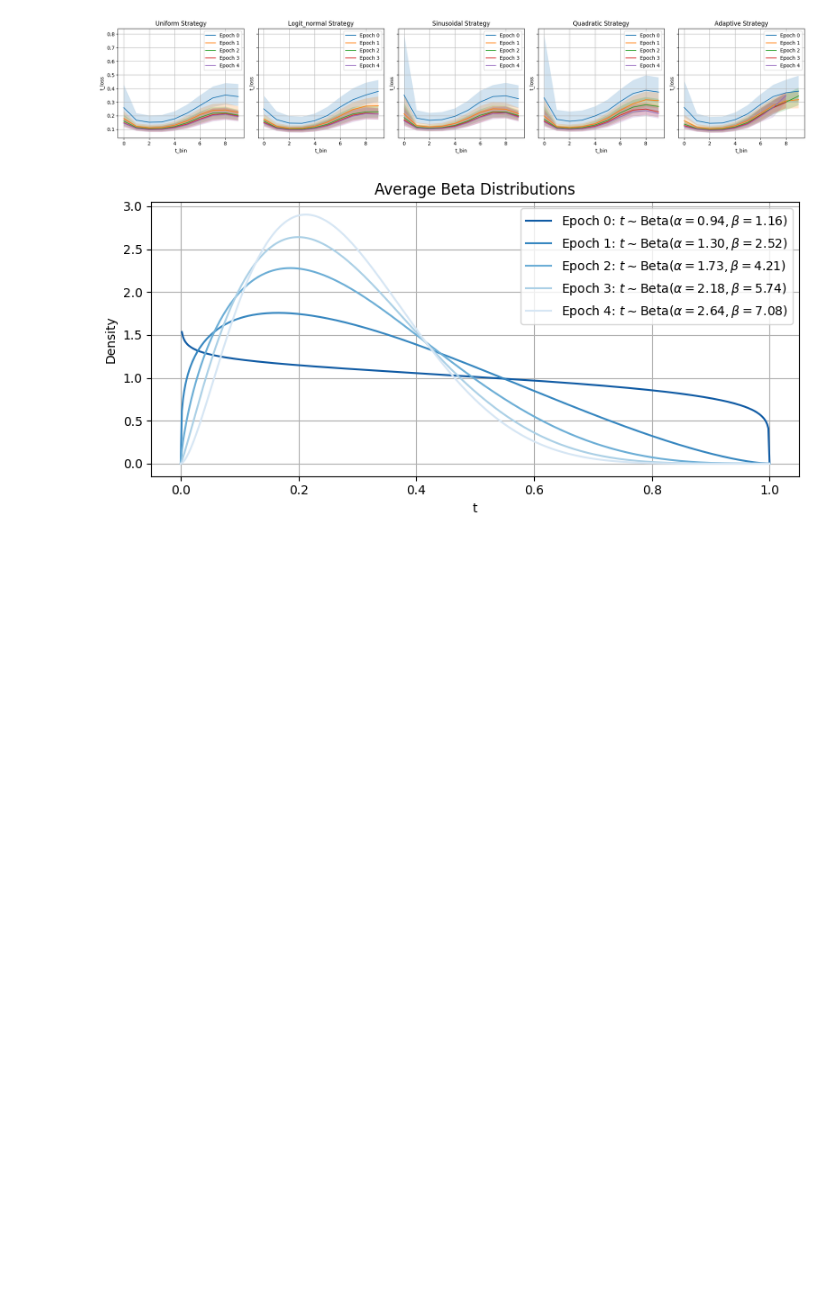
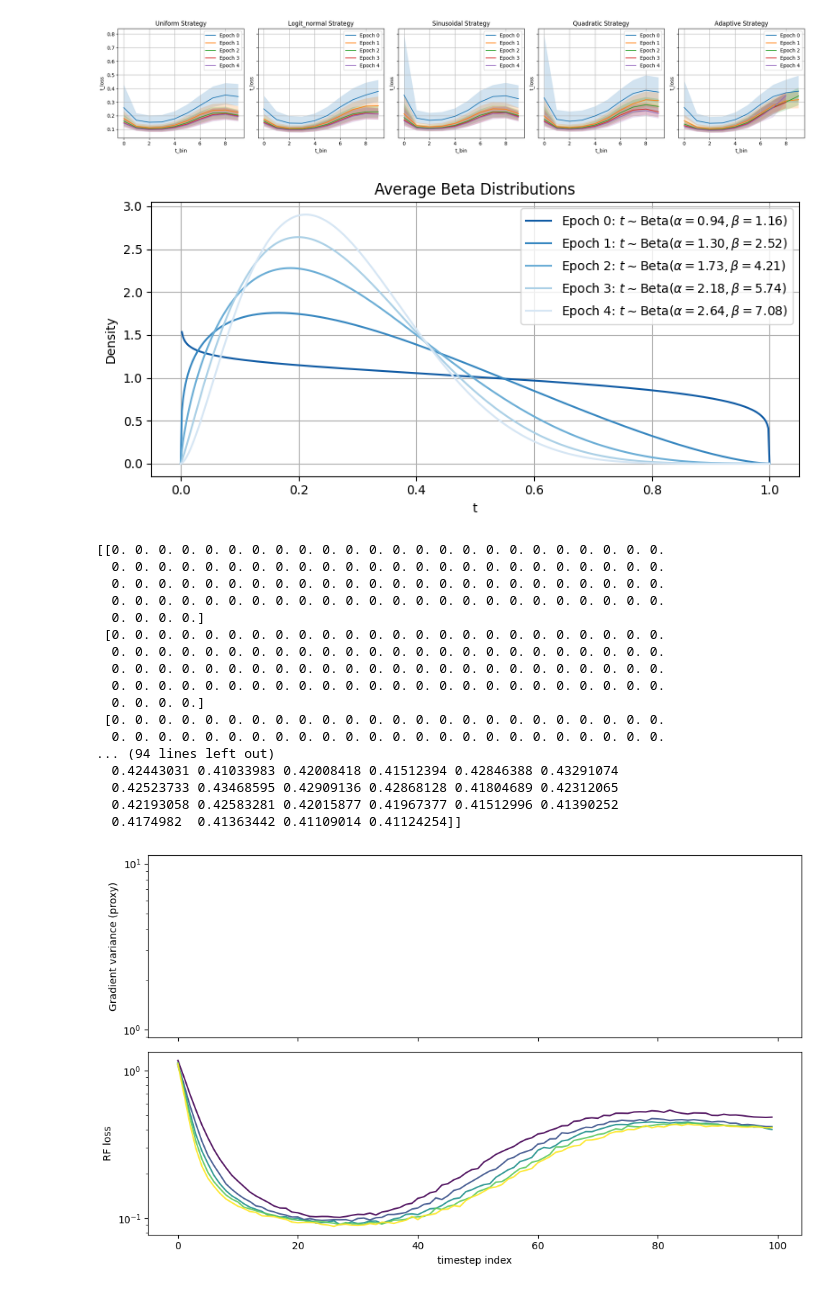
Before and after one commit to adrian-io/flow-matching-t-sampling, a Jupyter notebook: viz.ipynb, the cells around one changed output. Cells and saved outputs as stored; diff of their text form; code cells hidden in the pictures; blank space fills up the shorter version.

```diff
--- a/viz.ipynb
+++ b/viz.ipynb
@@ -121,3 +121,67 @@ plot_avg_beta_distributions_joint('adaptive_sample_log.csv')
 [figure]
 [figure]
 [figure]
+# %%
+import numpy as np
+import matplotlib.pyplot as plt
+import glob, os
+
+def plot_figure2_np(np_dir, out="fig2_rf.png"):
+    # find files grad_var_epoch_*.npy and loss_mean_epoch_*.npy
+    gv_files = sorted(glob.glob(os.path.join(np_dir, "grad_var_epoch_*.npy")))
+    lm_files = sorted(glob.glob(os.path.join(np_dir, "loss_mean_epoch_*.npy")))
+
+    n = len(gv_files)
+    if n == 0:
+        print("No files found.")
+        return
+
+    # stack
+    grads = [np.load(f) for f in gv_files]
+    loss = [np.load(f) for f in lm_files]
+    grads = np.stack(grads)  # (epochs, T)
+    loss = np.stack(loss)
+
+    # Add small constant to grads to prevent log scale issues
+
+    print(grads)
+    print(loss)
+
+    T = grads.shape[1]
+    t_idx = np.arange(T)
+    cmap = plt.get_cmap("viridis")
+    colors = [cmap(i / max(1, n-1)) for i in range(n)]
+
+    fig, axes = plt.subplots(2, 1, figsize=(10, 6), sharex=True)
+    for e in range(n):
+        axes[0].plot(t_idx, grads[e], color=colors[e], alpha=0.9)
+        axes[1].plot(t_idx, loss[e], color=colors[e], alpha=0.9)
+    axes[0].set_yscale('log')
+    axes[1].set_yscale('log')
+    axes[0].set_ylabel("Gradient variance (proxy)")
+    axes[1].set_ylabel("RF loss")
+    axes[1].set_xlabel("timestep index")
+    plt.tight_layout()
+    plt.savefig(out, dpi=200)
+    plt.show()
+# %%
+plot_figure2_np(np_dir="contents")
+# %% [output]
+[[0. 0. 0. 0. 0. 0. 0. 0. 0. 0. 0. 0. 0. 0. 0. 0. 0. 0. 0. 0. 0. 0. 0. 0.
+  0. 0. 0. 0. 0. 0. 0. 0. 0. 0. 0. 0. 0. 0. 0. 0. 0. 0. 0. 0. 0. 0. 0. 0.
+  0. 0. 0. 0. 0. 0. 0. 0. 0. 0. 0. 0. 0. 0. 0. 0. 0. 0. 0. 0. 0. 0. 0. 0.
+  0. 0. 0. 0. 0. 0. 0. 0. 0. 0. 0. 0. 0. 0. 0. 0. 0. 0. 0. 0. 0. 0. 0. 0.
+  0. 0. 0. 0.]
+ [0. 0. 0. 0. 0. 0. 0. 0. 0. 0. 0. 0. 0. 0. 0. 0. 0. 0. 0. 0. 0. 0. 0. 0.
+  0. 0. 0. 0. 0. 0. 0. 0. 0. 0. 0. 0. 0. 0. 0. 0. 0. 0. 0. 0. 0. 0. 0. 0.
+  0. 0. 0. 0. 0. 0. 0. 0. 0. 0. 0. 0. 0. 0. 0. 0. 0. 0. 0. 0. 0. 0. 0. 0.
+  0. 0. 0. 0. 0. 0. 0. 0. 0. 0. 0. 0. 0. 0. 0. 0. 0. 0. 0. 0. 0. 0. 0. 0.
+  0. 0. 0. 0.]
+ [0. 0. 0. 0. 0. 0. 0. 0. 0. 0. 0. 0. 0. 0. 0. 0. 0. 0. 0. 0. 0. 0. 0. 0.
+  0. 0. 0. 0. 0. 0. 0. 0. 0. 0. 0. 0. 0. 0. 0. 0. 0. 0. 0. 0. 0. 0. 0. 0.
+... (94 lines left out)
+  0.42443031 0.41033983 0.42008418 0.41512394 0.42846388 0.43291074
+  0.42523733 0.43468595 0.42909136 0.42868128 0.41804689 0.42312065
+  0.42193058 0.42583281 0.42015877 0.41967377 0.41512996 0.41390252
+  0.4174982  0.41363442 0.41109014 0.41124254]]
+[figure, added]
```
Also changed, not shown: 17 other files.
